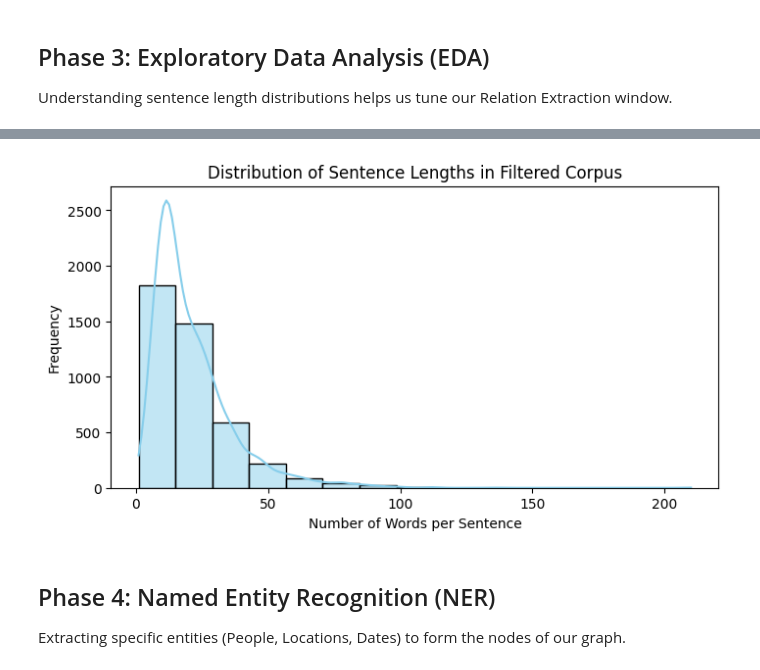
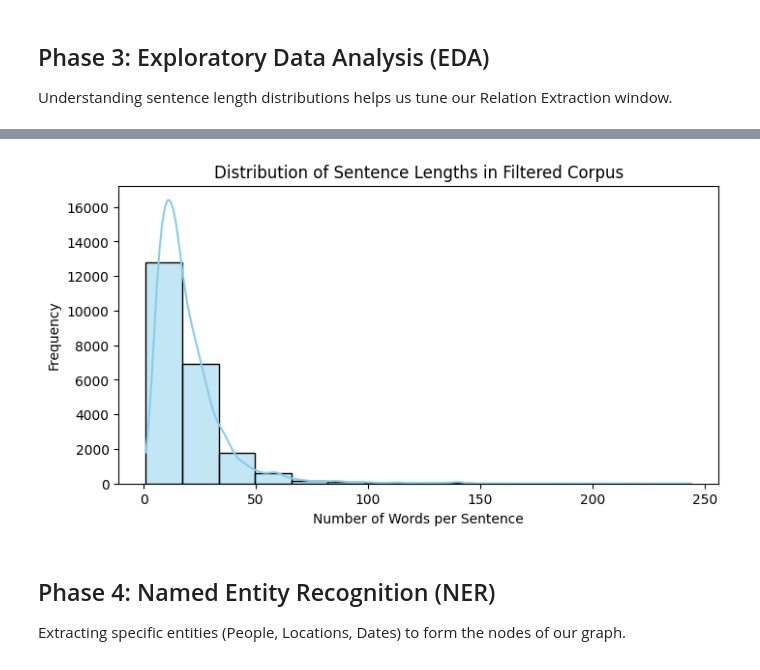
Before and after one commit to Lee-Juntong/epstein-file-data-mining, a Jupyter notebook: Epstein Files Mining.ipynb, the cells around one changed output, grey strips where cells are left out. Drawn from its saved outputs; the diff is of its cells as text; code cells hidden in the pictures.

```diff
--- a/Epstein Files Mining.ipynb
+++ b/Epstein Files Mining.ipynb
@@ -145,6 +169,7 @@ Cleaned text length: 1024088 characters
 Understanding sentence length distributions helps us tune our Relation Extraction window.
 # %%
 import re
+from pathlib import Path
 import spacy
 import matplotlib.pyplot as plt
 import seaborn as sns
@@ -170,11 +195,11 @@ def is_informative_sentence(sentence_text):
         return False
 
     words = re.findall(r"[A-Za-z][A-Za-z'-]*", text)
-    if len(words) < 5 or len(words) > 80:
+    if len(words) < 4 or len(words) > 140:
         return False
 
     alpha_ratio = sum(ch.isalpha() for ch in text) / max(len(text), 1)
-    if alpha_ratio < 0.50:
+    if alpha_ratio < 0.35:
         return False
 
     if re.fullmatch(r"(page\s*\d+(\s*of\s*\d+)?)|\d+", lowered):
@@ -208,26 +233,88 @@ def chunk_text(text, max_chars=180000):
 
     return chunks
 
-raw_chunks = chunk_text(cleaned_text, max_chars=180000)
-raw_sentences = []
-for doc_chunk in nlp.pipe(raw_chunks, batch_size=1):
-    raw_sentences.extend(sent.text.strip() for sent in doc_chunk.sents)
+def build_docs_for_text(text, max_chars=180000):
+    if not text:
+        return [], 0, 0
 
-filtered_sentences = [sent for sent in raw_sentences if is_informative_sentence(sent)]
-filtered_text = ' '.join(filtered_sentences)
+    raw_chunks = chunk_text(text, max_chars=max_chars)
+    if not raw_chunks:
+        return [], 0, 0
 
-if filtered_text:
-    filtered_chunks = chunk_text(filtered_text, max_chars=180000)
-    docs = list(nlp.pipe(filtered_chunks, batch_size=1))
+    raw_sentences = []
+    for doc_chunk in nlp.pipe(raw_chunks, batch_size=1):
+        raw_sentences.extend(sent.text.strip() for sent in doc_chunk.sents)
+
+    filtered_sentences = [sent for sent in raw_sentences if is_informative_sentence(sent)]
+
+    if filtered_sentences:
+        filtered_text = ' '.join(filtered_sentences)
+        filtered_chunks = chunk_text(filtered_text, max_chars=max_chars)
+        docs_local = list(nlp.pipe(filtered_chunks, batch_size=1))
+    else:
+        docs_local = list(nlp.pipe(raw_chunks, batch_size=1))
+
+    return docs_local, len(raw_sentences), len(filtered_sentences)
+
+docs_by_file = []
+total_raw_sentences = 0
+total_filtered_sentences = 0
+
+if 'pdf_records' in globals() and pdf_records:
+    for record in pdf_records:
+        docs_local, raw_count, filtered_count = build_docs_for_text(record['cleaned_text'], max_chars=180000)
+        total_raw_sentences += raw_count
+        total_filtered_sentences += filtered_count
+
+        if docs_local:
+            docs_by_file.append(
+                {
+                    'path': record['path'],
+                    'docs': docs_local,
+                    'raw_sentence_count': raw_count,
+                    'filtered_sentence_count': filtered_count,
+                }
+            )
+else:
+    docs_local, raw_count, filtered_count = build_docs_for_text(cleaned_text, max_chars=180000)
+    total_raw_sentences += raw_count
+    total_filtered_sentences += filtered_count
+    docs_by_file = [
+        {
+            'path': '<combined_text>',
+            'docs': docs_local,
+            'raw_sentence_count': raw_count,
+            'filtered_sentence_count': filtered_count,
+        }
+    ]
+
+docs = [doc_chunk for entry in docs_by_file for doc_chunk in entry['docs']]
+doc = docs[0] if docs else nlp('')
+
+print(
+    f"Processed {len(docs_by_file)} files individually "
+    f"and produced {len(docs)} spaCy chunks for downstream extraction."
+)
+if total_raw_sentences > 0:
+    keep_ratio = total_filtered_sentences / total_raw_sentences
     print(
-        f'Sentence filtering kept {len(filtered_sentences)} of {len(raw_sentences)} sentences '
-        f'and created {len(docs)} chunks for processing.'
+        f"Sentence filtering kept {total_filtered_sentences} of {total_raw_sentences} sentences "
+        f"({keep_ratio:.1%})."
     )
-else:
-    docs = list(nlp.pipe(raw_chunks, batch_size=1))
-    print('Sentence filtering removed all content; using unfiltered chunked text.')
 
-doc = docs[0] if docs else nlp('')
+if docs_by_file:
+    top_files = sorted(
+        (
+            (Path(entry['path']).name, entry['filtered_sentence_count'])
+            for entry in docs_by_file
+        ),
+        key=lambda x: x[1],
+        reverse=True,
+    )[:5]
+    print('Top files by kept sentence count:')
+    for name, count in top_files:
+        print(f"  {name}: {count}")
+
 sentence_lengths = [len(sent.text.split()) for d in docs for sent in d.sents]
 
 plt.figure(figsize=(8, 4))
@@ -241,4 +335,4 @@ Sentence filtering kept 4382 of 6909 sentences and created 4 chunks for processi
-[figure, old version]
+[figure, new version]
 # %% [markdown]
 ## Phase 4: Named Entity Recognition (NER)
 Extracting specific entities (People, Locations, Dates) to form the nodes of our graph.
```
Also changed, not shown: parts of 8 cells of this notebook, 3 other files.
